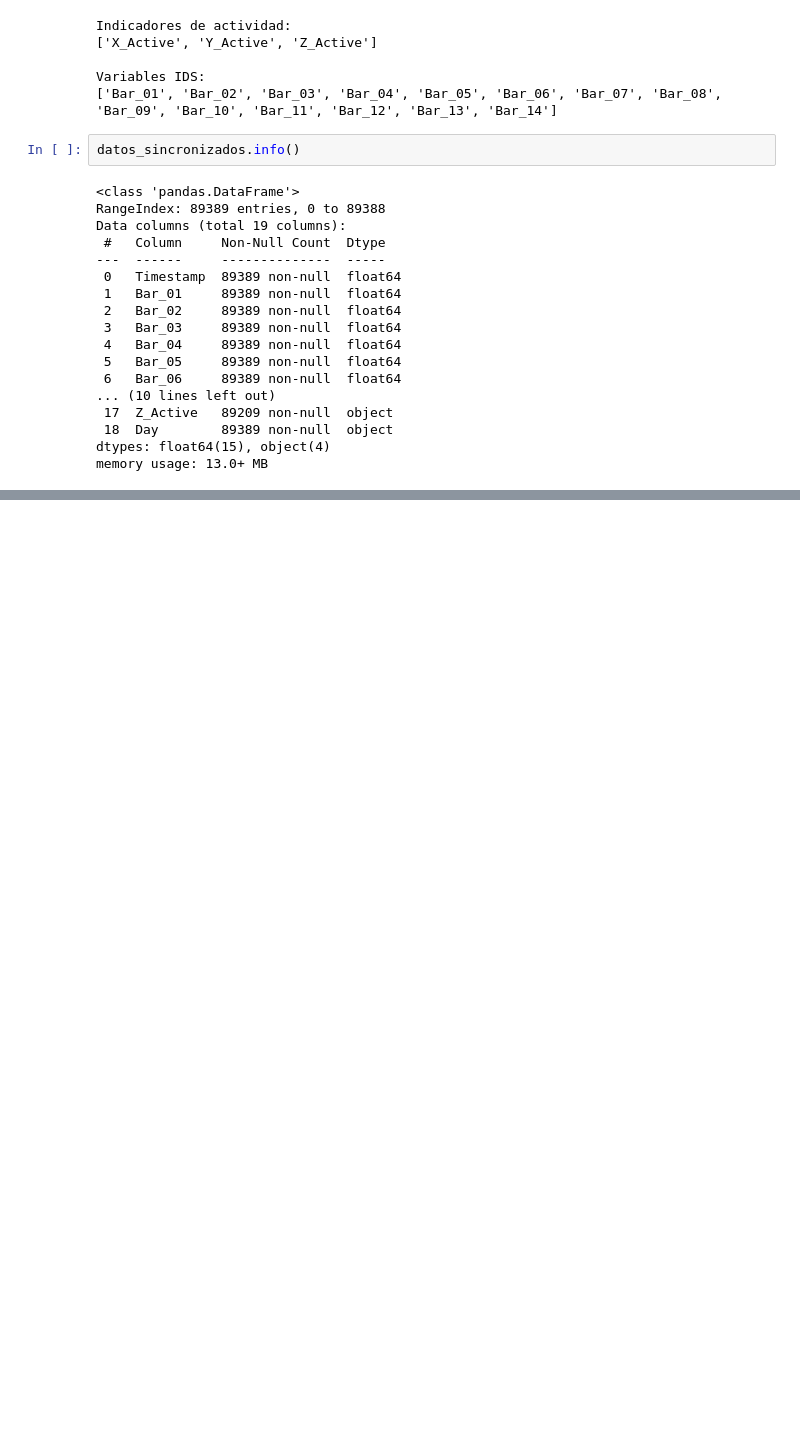
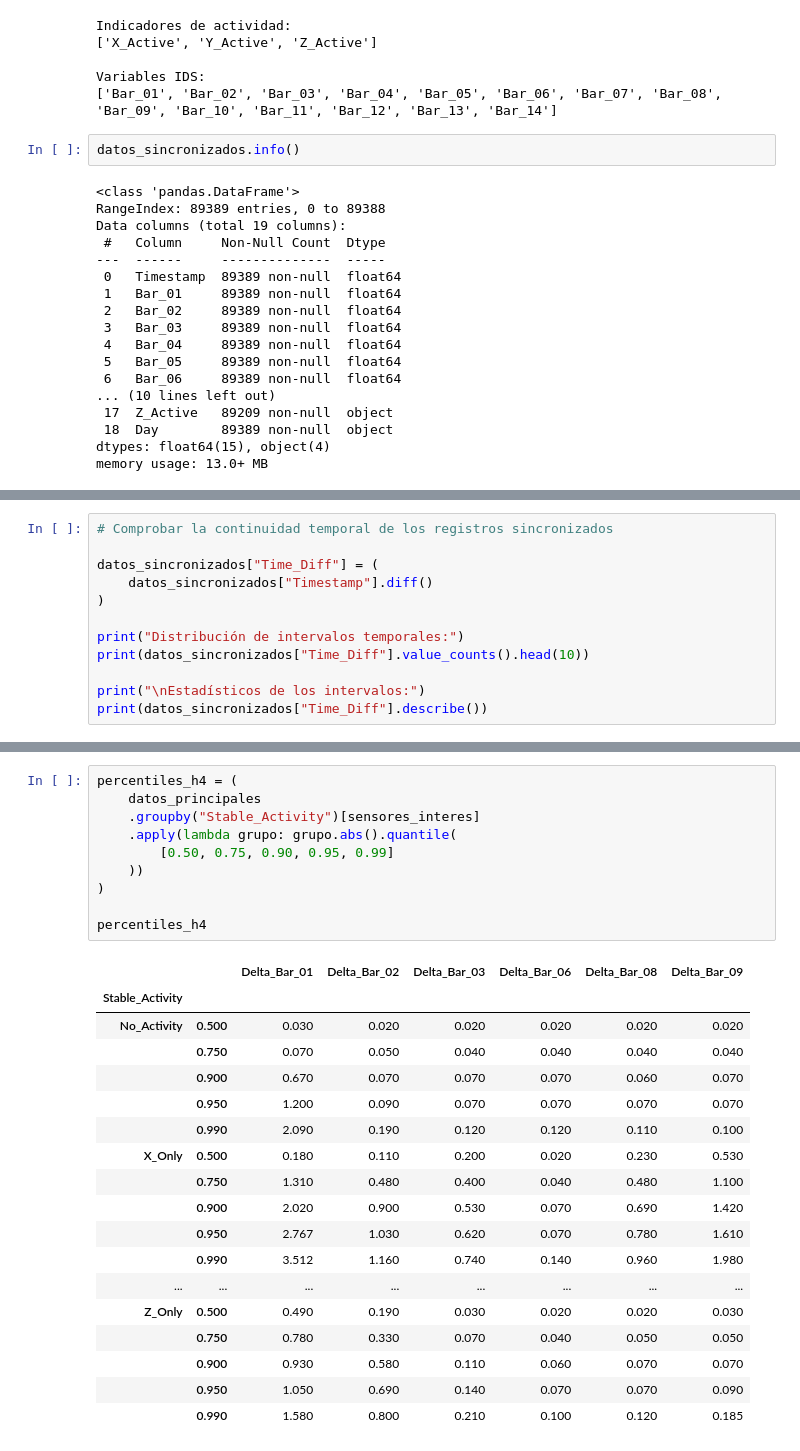
Before and after one commit to mochilooo/cnc-machine-thermal-analysis, a Jupyter notebook: src/main.ipynb, the cells around one changed output, grey strips where cells are left out. Saved outputs shown, nothing was run; the diff lists cells and outputs as text; blank space fills up the shorter version.

```diff
--- a/src/main.ipynb
+++ b/src/main.ipynb
@@ -4379,0 +4526,12 @@ memory usage: 13.0+ MB
+# %%
+# Comprobar la continuidad temporal de los registros sincronizados
+
+datos_sincronizados["Time_Diff"] = (
+    datos_sincronizados["Timestamp"].diff()
+)
+
+print("Distribución de intervalos temporales:")
+print(datos_sincronizados["Time_Diff"].value_counts().head(10))
+
+print("\nEstadísticos de los intervalos:")
+print(datos_sincronizados["Time_Diff"].describe())
@@ -4379,0 +4945,29 @@ memory usage: 13.0+ MB
+# %%
+percentiles_h4 = (
+    datos_principales
+    .groupby("Stable_Activity")[sensores_interes]
+    .apply(lambda grupo: grupo.abs().quantile(
+        [0.50, 0.75, 0.90, 0.95, 0.99]
+    ))
+)
+
+percentiles_h4
+# %% [output]
+|  |  | Delta_Bar_01 | Delta_Bar_02 | Delta_Bar_03 | Delta_Bar_06 | Delta_Bar_08 | Delta_Bar_09 |
+| Stable_Activity |  |  |  |  |  |  |  |
+| No_Activity | 0.500 | 0.030 | 0.020 | 0.020 | 0.020 | 0.020 | 0.020 |
+|  | 0.750 | 0.070 | 0.050 | 0.040 | 0.040 | 0.040 | 0.040 |
+|  | 0.900 | 0.670 | 0.070 | 0.070 | 0.070 | 0.060 | 0.070 |
+|  | 0.950 | 1.200 | 0.090 | 0.070 | 0.070 | 0.070 | 0.070 |
+|  | 0.990 | 2.090 | 0.190 | 0.120 | 0.120 | 0.110 | 0.100 |
+| X_Only | 0.500 | 0.180 | 0.110 | 0.200 | 0.020 | 0.230 | 0.530 |
+|  | 0.750 | 1.310 | 0.480 | 0.400 | 0.040 | 0.480 | 1.100 |
+|  | 0.900 | 2.020 | 0.900 | 0.530 | 0.070 | 0.690 | 1.420 |
+|  | 0.950 | 2.767 | 1.030 | 0.620 | 0.070 | 0.780 | 1.610 |
+|  | 0.990 | 3.512 | 1.160 | 0.740 | 0.140 | 0.960 | 1.980 |
+| ... | ... | ... | ... | ... | ... | ... | ... |
+| Z_Only | 0.500 | 0.490 | 0.190 | 0.030 | 0.020 | 0.020 | 0.030 |
+|  | 0.750 | 0.780 | 0.330 | 0.070 | 0.040 | 0.050 | 0.050 |
+|  | 0.900 | 0.930 | 0.580 | 0.110 | 0.060 | 0.070 | 0.070 |
+|  | 0.950 | 1.050 | 0.690 | 0.140 | 0.070 | 0.070 | 0.090 |
+|  | 0.990 | 1.580 | 0.800 | 0.210 | 0.100 | 0.120 | 0.185 |
```
Also changed, not shown: parts of 39 cells of this notebook.
